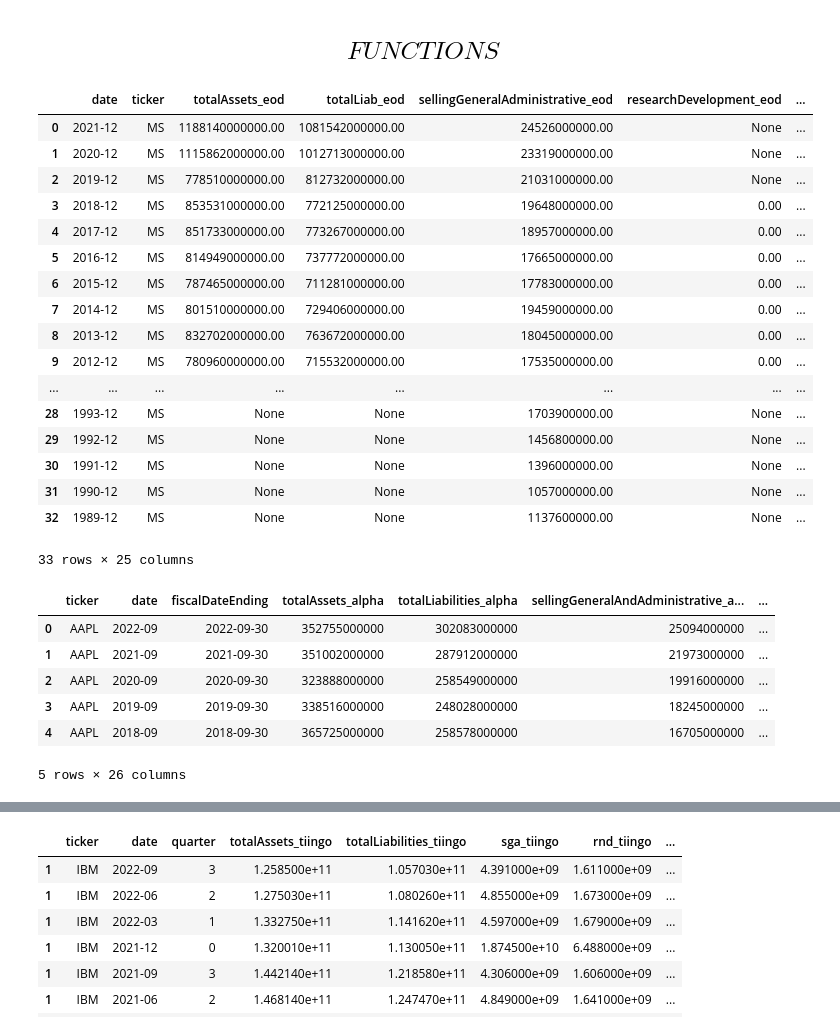
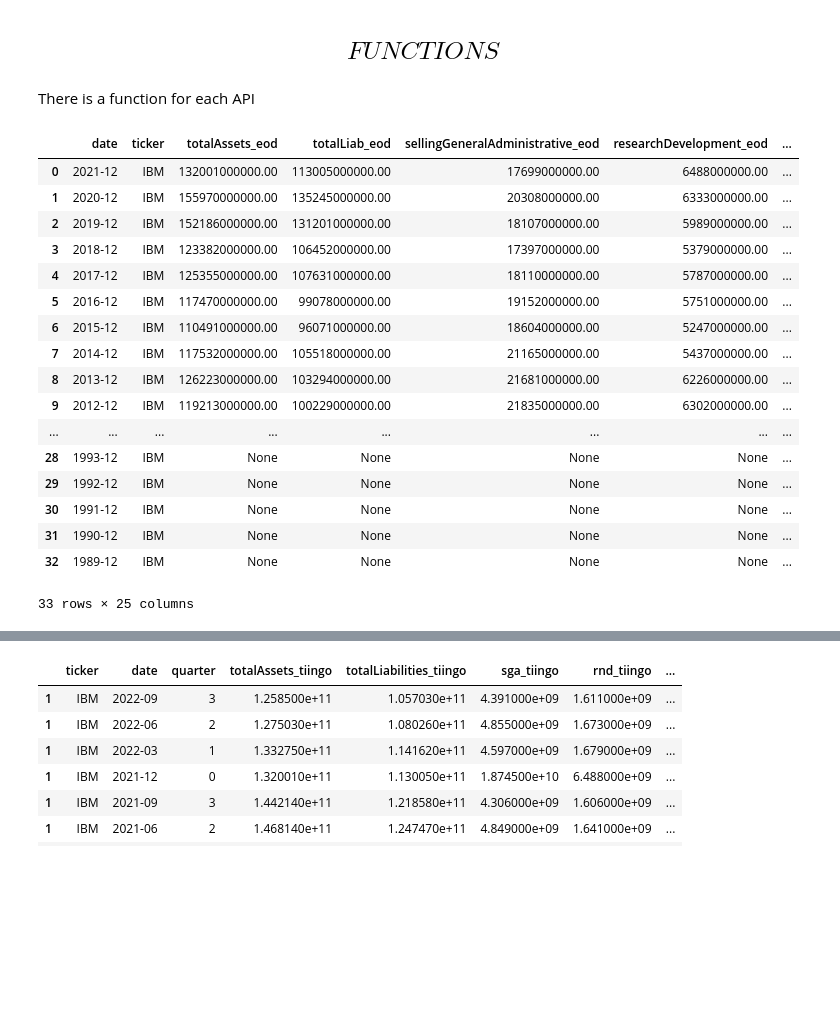
Before and after one commit to Aleengelstajn/Financial-APIs-Comparison-Python, a Jupyter notebook: API_downloads/Merge.ipynb, the cells around one changed output, grey strips where cells are left out. Cells and saved outputs as stored; diff of their text form; code cells hidden in the pictures; blank space fills up the shorter version.

```diff
--- a/API_downloads/Merge.ipynb
+++ b/API_downloads/Merge.ipynb
@@ -1,5 +1,7 @@
 # %% [markdown]
 ## $$FUNCTIONS$$
+# %% [markdown]
+There is a function for each API
 # %%
 def eod(ticker):
     ''' Libraries '''
@@ -11,6 +13,7 @@ def eod(ticker):
     from eodhd import APIClient
     import os
     from eod import EodHistoricalData
+    import pickle
 
     '''Request'''
     api_key = '60ee983ba13887.41798715'
@@ -67,28 +70,28 @@ def eod(ticker):
     df_final.rename(columns=dict['eod'], inplace=True)
 
 
-
+    df_final.to_csv('Data\eod.csv')
     return df_final
 # %%
-eod('MS')
+eod('IBM')
 # %% [output]
 |  | date | ticker | totalAssets_eod | totalLiab_eod | sellingGeneralAdministrative_eod | researchDevelopment_eod | ... |
-| 0 | 2021-12 | MS | 1188140000000.00 | 1081542000000.00 | 24526000000.00 | None | ... |
-| 1 | 2020-12 | MS | 1115862000000.00 | 1012713000000.00 | 23319000000.00 | None | ... |
-| 2 | 2019-12 | MS | 778510000000.00 | 812732000000.00 | 21031000000.00 | None | ... |
-| 3 | 2018-12 | MS | 853531000000.00 | 772125000000.00 | 19648000000.00 | 0.00 | ... |
-| 4 | 2017-12 | MS | 851733000000.00 | 773267000000.00 | 18957000000.00 | 0.00 | ... |
-| 5 | 2016-12 | MS | 814949000000.00 | 737772000000.00 | 17665000000.00 | 0.00 | ... |
-| 6 | 2015-12 | MS | 787465000000.00 | 711281000000.00 | 17783000000.00 | 0.00 | ... |
-| 7 | 2014-12 | MS | 801510000000.00 | 729406000000.00 | 19459000000.00 | 0.00 | ... |
-| 8 | 2013-12 | MS | 832702000000.00 | 763672000000.00 | 18045000000.00 | 0.00 | ... |
-| 9 | 2012-12 | MS | 780960000000.00 | 715532000000.00 | 17535000000.00 | 0.00 | ... |
+| 0 | 2021-12 | IBM | 132001000000.00 | 113005000000.00 | 17699000000.00 | 6488000000.00 | ... |
+| 1 | 2020-12 | IBM | 155970000000.00 | 135245000000.00 | 20308000000.00 | 6333000000.00 | ... |
+| 2 | 2019-12 | IBM | 152186000000.00 | 131201000000.00 | 18107000000.00 | 5989000000.00 | ... |
+| 3 | 2018-12 | IBM | 123382000000.00 | 106452000000.00 | 17397000000.00 | 5379000000.00 | ... |
+| 4 | 2017-12 | IBM | 125355000000.00 | 107631000000.00 | 18110000000.00 | 5787000000.00 | ... |
+| 5 | 2016-12 | IBM | 117470000000.00 | 99078000000.00 | 19152000000.00 | 5751000000.00 | ... |
+| 6 | 2015-12 | IBM | 110491000000.00 | 96071000000.00 | 18604000000.00 | 5247000000.00 | ... |
+| 7 | 2014-12 | IBM | 117532000000.00 | 105518000000.00 | 21165000000.00 | 5437000000.00 | ... |
+| 8 | 2013-12 | IBM | 126223000000.00 | 103294000000.00 | 21681000000.00 | 6226000000.00 | ... |
+| 9 | 2012-12 | IBM | 119213000000.00 | 100229000000.00 | 21835000000.00 | 6302000000.00 | ... |
 | ... | ... | ... | ... | ... | ... | ... | ... |
-| 28 | 1993-12 | MS | None | None | 1703900000.00 | None | ... |
-| 29 | 1992-12 | MS | None | None | 1456800000.00 | None | ... |
-| 30 | 1991-12 | MS | None | None | 1396000000.00 | None | ... |
-| 31 | 1990-12 | MS | None | None | 1057000000.00 | None | ... |
-| 32 | 1989-12 | MS | None | None | 1137600000.00 | None | ... |
+| 28 | 1993-12 | IBM | None | None | None | None | ... |
+| 29 | 1992-12 | IBM | None | None | None | None | ... |
+| 30 | 1991-12 | IBM | None | None | None | None | ... |
+| 31 | 1990-12 | IBM | None | None | None | None | ... |
+| 32 | 1989-12 | IBM | None | None | None | None | ... |
 33 rows × 25 columns
 # %%
 def alpha_vantage(ticker, period='annualReports'):
@@ -145,11 +150 @@ def alpha_vantage(ticker, period='annualReports'):
     return df_alpha
-# %%
-alpha_vantage('AAPL')
-# %% [output]
-|  | ticker | date | fiscalDateEnding | totalAssets_alpha | totalLiabilities_alpha | sellingGeneralAndAdministrative_a... | ... |
-| 0 | AAPL | 2022-09 | 2022-09-30 | 352755000000 | 302083000000 | 25094000000 | ... |
-| 1 | AAPL | 2021-09 | 2021-09-30 | 351002000000 | 287912000000 | 21973000000 | ... |
-| 2 | AAPL | 2020-09 | 2020-09-30 | 323888000000 | 258549000000 | 19916000000 | ... |
-| 3 | AAPL | 2019-09 | 2019-09-30 | 338516000000 | 248028000000 | 18245000000 | ... |
-| 4 | AAPL | 2018-09 | 2018-09-30 | 365725000000 | 258578000000 | 16705000000 | ... |
-5 rows × 26 columns
```
Also changed, not shown: parts of 27 cells of this notebook, 10 other files.
